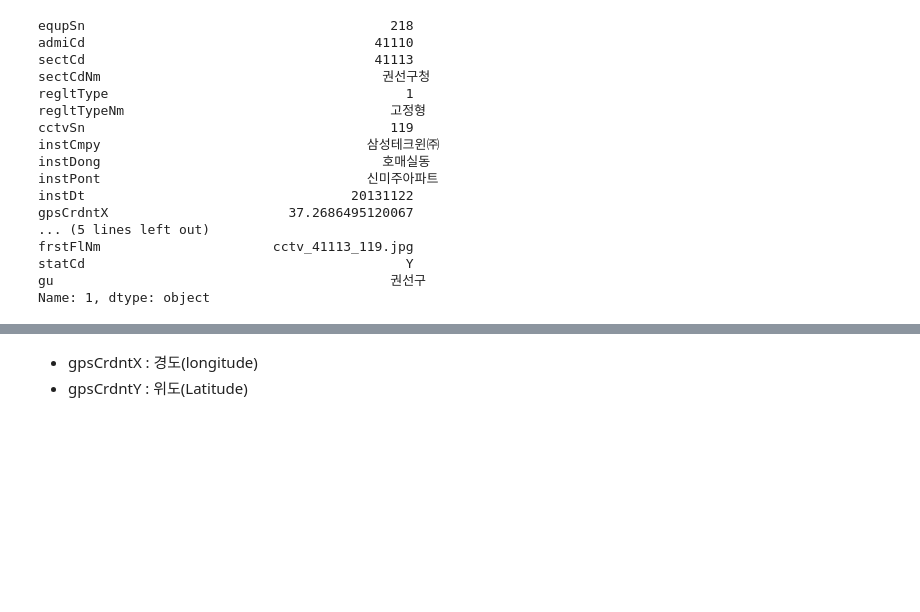
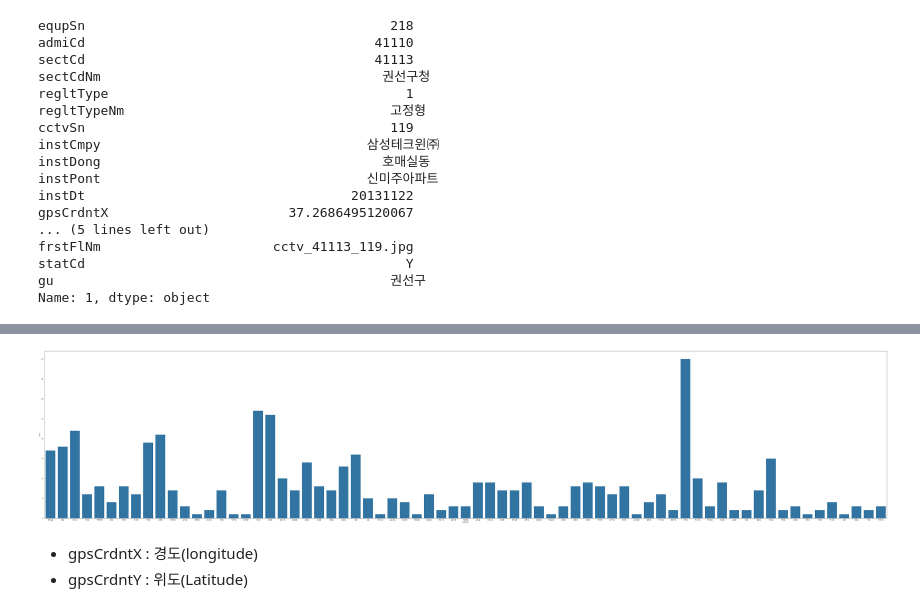
Before and after one commit to HOYUN-Y/Data_projects, a Jupyter notebook: dacon_sri_suwon_data_analysis/[Dacon] 공공데이터를 활용 수원시 정책 제안.ipynb, the cells around one changed output, grey strips where cells are left out. Drawn from its saved outputs; the diff is of its cells as text; code cells hidden in the pictures; blank space fills up the shorter version.

```diff
--- a/dacon_sri_suwon_data_analysis/[Dacon] 공공데이터를 활용 수원시 정책 제안.ipynb
+++ b/dacon_sri_suwon_data_analysis/[Dacon] 공공데이터를 활용 수원시 정책 제안.ipynb
@@ -612,3 +636,10 @@ Name: 1, dtype: object
+# %%
+plt.figure(figsize=(100,20))
+sns.countplot(x='instDong', data=cctv_loc_tm)
+
+plt.show()
+# %% [output]
+[figure, added]
 # %%
 
 for i, val in enumerate(cctv_loc_tm['gpsCrdntX']):
```
Also changed, not shown: parts of 3 cells of this notebook.
